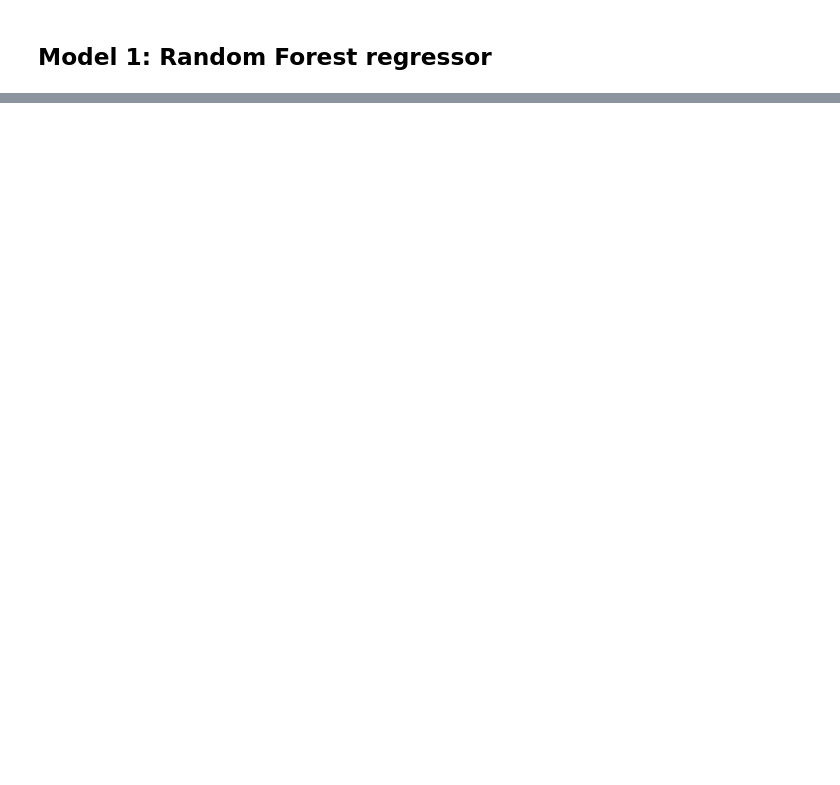
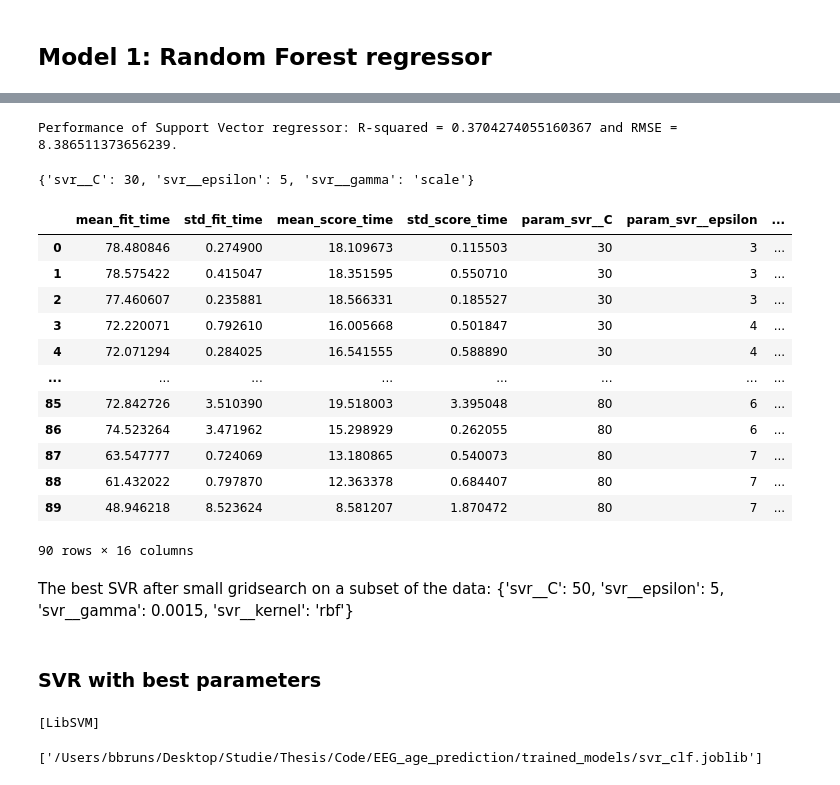
Before and after one commit to epodium/EEG_age_prediction, a Jupyter notebook: Notebooks/Deep learning EEG_traditional models.ipynb, the cells around one changed output, grey strips where cells are left out. Drawn from its saved outputs; the diff is of its cells as text; code cells hidden in the pictures; blank space fills up the shorter version.

```diff
--- a/Notebooks/Deep learning EEG_traditional models.ipynb
+++ b/Notebooks/Deep learning EEG_traditional models.ipynb
@@ -108,0 +414,18 @@ Fitting 5 folds for each of 320 candidates, totalling 1600 fits
+# %%
+from sklearn.svm import SVR
+from sklearn.model_selection import GridSearchCV
+
+parameters = {'svr__C': [30, 40, 50, 60, 70, 80],
+              'svr__epsilon': [3, 4, 5, 6, 7],
+              'svr__gamma': ['scale', 'auto', 0.0015]
+}
+
+pipe  = make_pipeline(StandardScaler(),
+                      SVR(verbose=True, kernel='rbf'))
+
+gs = GridSearchCV(pipe, parameters, cv=5, n_jobs=-1, verbose=10)
+
+gs.fit(chunked_X_train[0], chunked_y_train[0])
+
+output_file = os.path.join(PATH_MODELS, 'svr_clf_gs.joblib')
+dump(gs, output_file)
@@ -108,0 +453,51 @@ Fitting 5 folds for each of 320 candidates, totalling 1600 fits
+# %%
+from sklearn.metrics import mean_squared_error
+
+# R2
+score = gs.score(X_test, y_test)
+
+# MSE
+predictions = gs.predict(X_test)
+rmse = mean_squared_error(y_test, predictions, squared=False)
+
+print(f"Performance of Support Vector regressor: R-squared = {score} and RMSE = {rmse}.")
+# %% [output]
+Performance of Support Vector regressor: R-squared = 0.3704274055160367 and RMSE = 8.386511373656239.
+# %%
+gs.best_params_
+# %% [output]
+{'svr__C': 30, 'svr__epsilon': 5, 'svr__gamma': 'scale'}
+# %%
+pd.DataFrame(gs.cv_results_)
+# %% [output]
+|  | mean_fit_time | std_fit_time | mean_score_time | std_score_time | param_svr__C | param_svr__epsilon | ... |
+| 0 | 78.480846 | 0.274900 | 18.109673 | 0.115503 | 30 | 3 | ... |
+| 1 | 78.575422 | 0.415047 | 18.351595 | 0.550710 | 30 | 3 | ... |
+| 2 | 77.460607 | 0.235881 | 18.566331 | 0.185527 | 30 | 3 | ... |
+| 3 | 72.220071 | 0.792610 | 16.005668 | 0.501847 | 30 | 4 | ... |
+| 4 | 72.071294 | 0.284025 | 16.541555 | 0.588890 | 30 | 4 | ... |
+| ... | ... | ... | ... | ... | ... | ... | ... |
+| 85 | 72.842726 | 3.510390 | 19.518003 | 3.395048 | 80 | 6 | ... |
+| 86 | 74.523264 | 3.471962 | 15.298929 | 0.262055 | 80 | 6 | ... |
+| 87 | 63.547777 | 0.724069 | 13.180865 | 0.540073 | 80 | 7 | ... |
+| 88 | 61.432022 | 0.797870 | 12.363378 | 0.684407 | 80 | 7 | ... |
+| 89 | 48.946218 | 8.523624 | 8.581207 | 1.870472 | 80 | 7 | ... |
+90 rows × 16 columns
+# %% [markdown]
+The best SVR after small gridsearch on a subset of the data:
+{'svr__C': 50, 'svr__epsilon': 5, 'svr__gamma': 0.0015, 'svr__kernel': 'rbf'}
+# %% [markdown]
+### SVR with best parameters
+# %%
+from sklearn.svm import SVR
+from sklearn.model_selection import GridSearchCV
+
+svr_clf  = make_pipeline(StandardScaler(),
+                         SVR(verbose=True, kernel='rbf', gamma='scale', epsilon=5, C=30))
+svr_clf.fit(chunked_X_train[0], chunked_y_train[0])
+
+output_file = os.path.join(PATH_MODELS, 'svr_clf.joblib')
+dump(svr_clf, output_file)
+# %% [output]
+[LibSVM]
+['/Users/bbruns/Desktop/Studie/Thesis/Code/EEG_age_prediction/trained_models/svr_clf.joblib']
```
Also changed, not shown: parts of 48 cells of this notebook, 1 other file.
